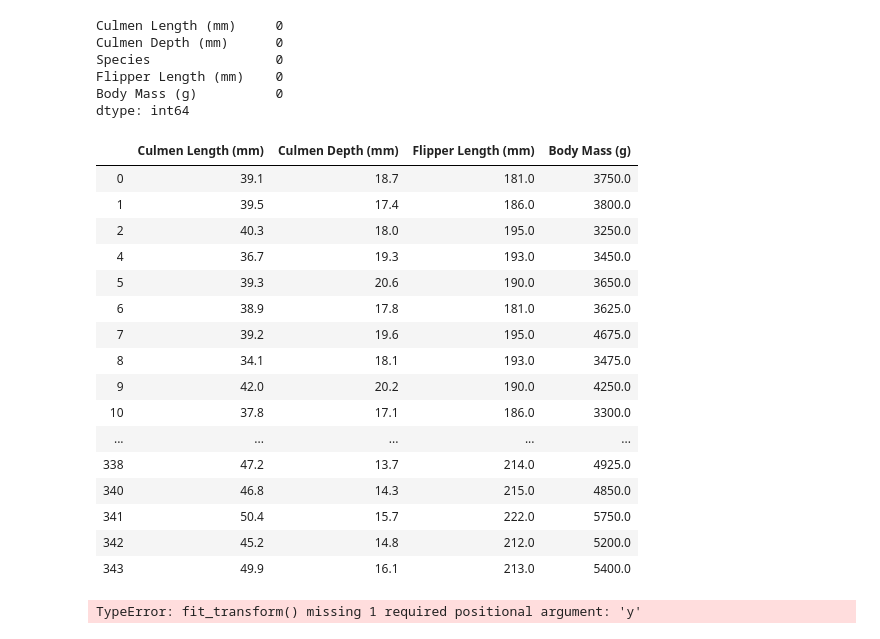
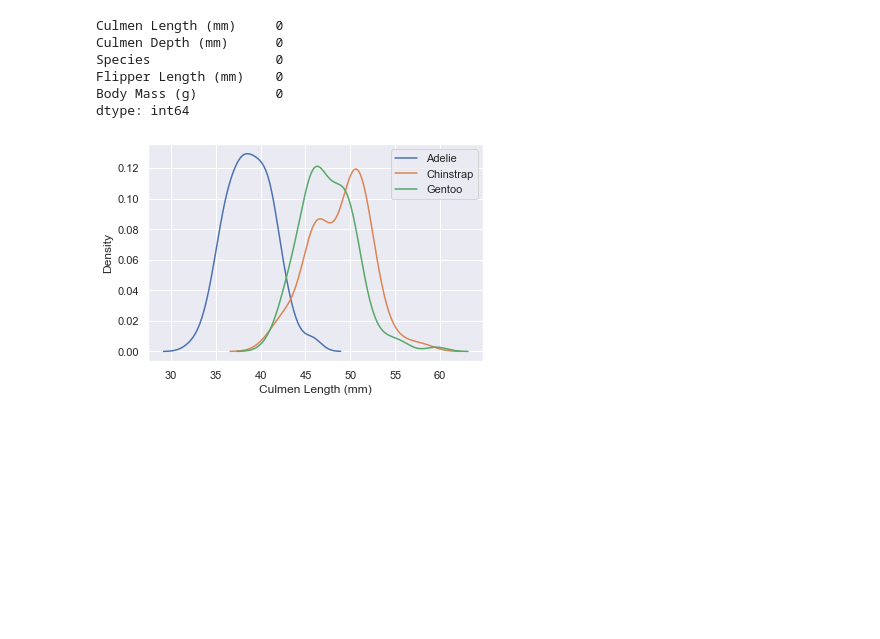
Before and after one commit to Aarondon1993/Machine-Learning-and-Statistics, a Jupyter notebook: Scikit Learn.ipynb, the cells around one changed output. Drawn from its saved outputs; the diff is of its cells as text; code cells hidden in the pictures; blank space fills up the shorter version.

```diff
--- a/Scikit Learn.ipynb
+++ b/Scikit Learn.ipynb
@@ -218,7 +218,7 @@ import pandas as pd
 import numpy as np
 import matplotlib.pyplot as plt
 import seaborn as sns
-sns.set()
+
 from sklearn.cluster import KMeans
 pd.set_option('display.max_rows', None)
 # %%
@@ -278,6 +285,6 @@ Body Mass (g)          2
 dtype: int64
 # %%
 # I will drop these values
-p= p.dropna()
+df= p.dropna()
 # %%
 # Verify
@@ -294,27 +299,16 @@ features= p.drop("Species", axis= 1)
-# %%
-features
-# %% [output]
-|  | Culmen Length (mm) | Culmen Depth (mm) | Flipper Length (mm) | Body Mass (g) |
-| 0 | 39.1 | 18.7 | 181.0 | 3750.0 |
-| 1 | 39.5 | 17.4 | 186.0 | 3800.0 |
-| 2 | 40.3 | 18.0 | 195.0 | 3250.0 |
-| 4 | 36.7 | 19.3 | 193.0 | 3450.0 |
-| 5 | 39.3 | 20.6 | 190.0 | 3650.0 |
-| 6 | 38.9 | 17.8 | 181.0 | 3625.0 |
-| 7 | 39.2 | 19.6 | 195.0 | 4675.0 |
-| 8 | 34.1 | 18.1 | 193.0 | 3475.0 |
-| 9 | 42.0 | 20.2 | 190.0 | 4250.0 |
-| 10 | 37.8 | 17.1 | 186.0 | 3300.0 |
-| ... | ... | ... | ... | ... |
-| 338 | 47.2 | 13.7 | 214.0 | 4925.0 |
-| 340 | 46.8 | 14.3 | 215.0 | 4850.0 |
-| 341 | 50.4 | 15.7 | 222.0 | 5750.0 |
-| 342 | 45.2 | 14.8 | 212.0 | 5200.0 |
-| 343 | 49.9 | 16.1 | 213.0 | 5400.0 |
-# %%
-from sklearn.preprocessing import LabelEncoder
-le= LabelEncoder
-
-label = le.fit_transform(p["Species"])
-# %% [output]
-TypeError: fit_transform() missing 1 required positional argument: 'y'
+# %%
+# I will group the data by species
+grouped = df.groupby("Species")
+# %%
+# I will now create variables for the 4 features
+cl= "Culmen Length (mm)"
+cd = "Culmen Depth (mm)"
+fl = "Flipper Length (mm)"
+bm = "Body Mass (g)"
+# %%
+# using a 'for' loop i will plot each species against each feature
+for name, group in grouped:
+    sns.kdeplot(group[cl], label= name)
+    plt.legend()
+# %% [output]
+[figure, added]
```
Also changed, not shown: parts of 9 cells of this notebook.
